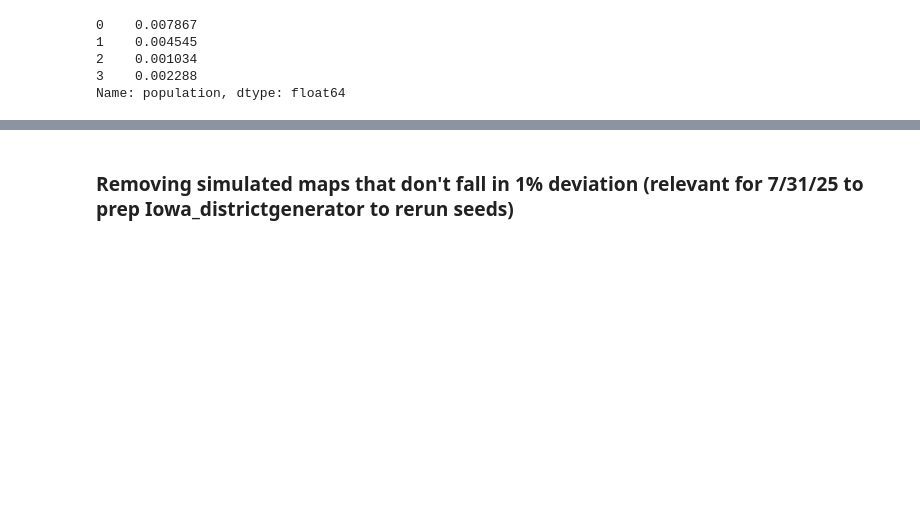
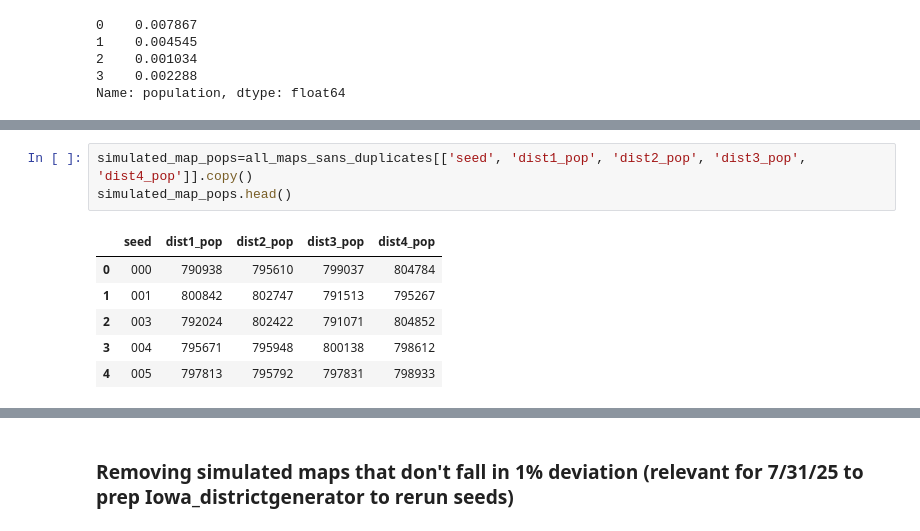
Before and after one commit to stefaniegwangphd/ia-redistricting, a Jupyter notebook: simulation_map_analysis.ipynb, the cells around one changed output, grey strips where cells are left out. Drawn from its saved outputs; the diff is of its cells as text; blank space fills up the shorter version.

```diff
--- a/simulation_map_analysis.ipynb
+++ b/simulation_map_analysis.ipynb
@@ -390,0 +399,10 @@ mean population deviation for the alternate map is 0.003933714250608628
+# %%
+simulated_map_pops=all_maps_sans_duplicates[['seed', 'dist1_pop', 'dist2_pop', 'dist3_pop', 'dist4_pop']].copy()
+simulated_map_pops.head()
+# %% [output]
+|  | seed | dist1_pop | dist2_pop | dist3_pop | dist4_pop |
+| 0 | 000 | 790938 | 795610 | 799037 | 804784 |
+| 1 | 001 | 800842 | 802747 | 791513 | 795267 |
+| 2 | 003 | 792024 | 802422 | 791071 | 804852 |
+| 3 | 004 | 795671 | 795948 | 800138 | 798612 |
+| 4 | 005 | 797813 | 795792 | 797831 | 798933 |
```
Also changed, not shown: parts of 5 cells of this notebook, 1 other file.
